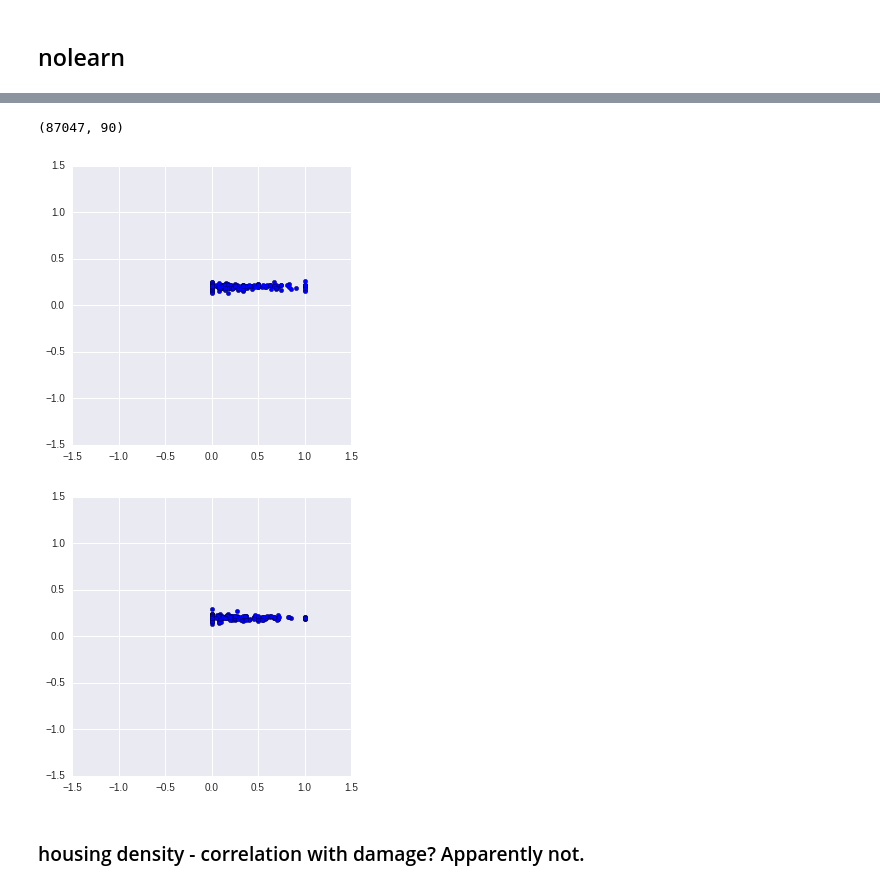
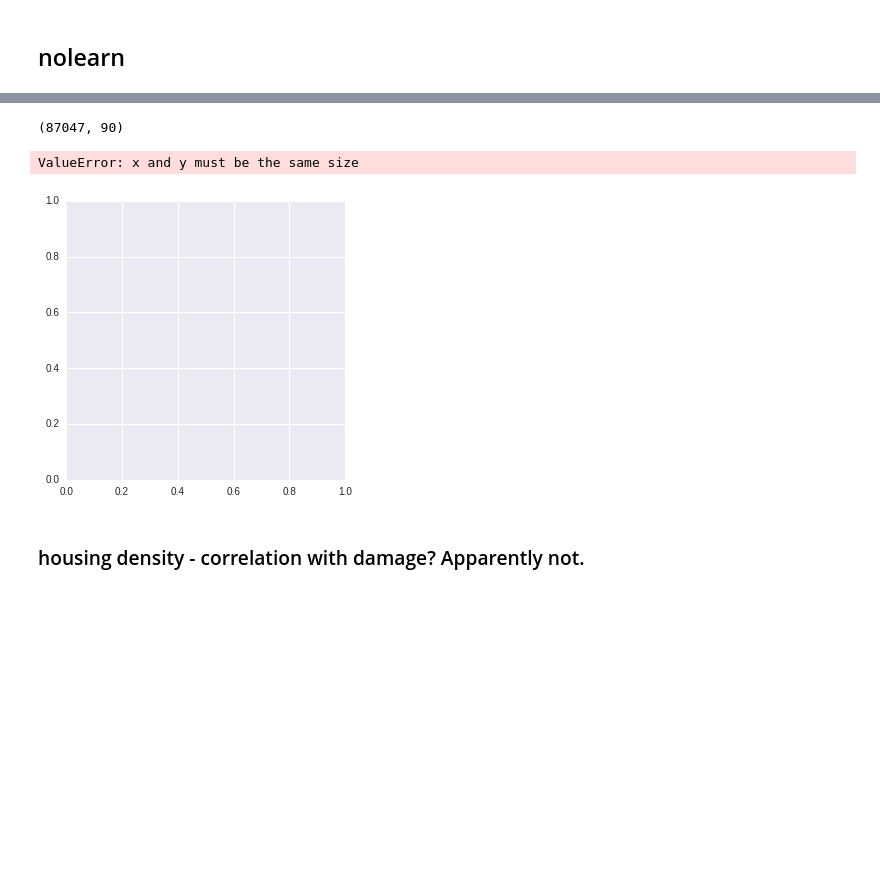
Before and after one commit to IJDykeman/storm_damage_prediction, a Jupyter notebook: tsne_and_dataviz.ipynb, the cells around one changed output, grey strips where cells are left out. Drawn from its saved outputs; the diff is of its cells as text; code cells hidden in the pictures; blank space fills up the shorter version.

Commit message:
add basic terrain data processing

```diff
--- a/tsne_and_dataviz.ipynb
+++ b/tsne_and_dataviz.ipynb
@@ -629,37 +484,42 @@ def nn_example(data):
                 ('output', layers.DenseLayer),
                 ],
         # layer parameters:
-        input_shape=(None, 90),
-        hidden_num_units=70,  # number of units in 'hidden' layer
+        input_shape=(None, 65),
+        hidden_num_units=4,  # number of units in 'hidden' layer
+         hidden_nonlinearity = lasagne.nonlinearities.rectify,
         #hidden2_num_units=30,  # number of units in 'hidden' layer
 
         output_nonlinearity=lasagne.nonlinearities.sigmoid,
-        output_num_units=1,  # 10 target values for the digits 0, 1, 2, ..., 9
+        output_num_units=65,
 
         # optimization method:
         update=nesterov_momentum,
-        update_learning_rate=0.1,
+        update_learning_rate=.01,
         update_momentum=0.9,
 
-        max_epochs=500,
+        max_epochs=50,
         verbose=1,
          regression=True,
+        objective_loss_function = lasagne.objectives.squared_error
         )
 
     # Train the network
     print("training...")
-    net1.fit(data['X_test'], data['y_test'])
+    net1.fit(data['X_train'], data['X_train'])
 
     # Try the network on new data
-    print("Feature vector (100-110): %s" % data['X_test'][0][100:110])
+    print("Feature vector (100-110): %s" % data['X_test'][0])
     print("Label: %s" % str(data['y_test'][0]))
     print("Predicted: %s" % str(net1.predict([data['X_test'][0]])))
 
 
 # print("Got %i testing datasets." % len(data['X_train']))
-data = {'X_test': (X_test.reshape(len(X_test), 90)).astype(np.float32),
+data = {'X_test': (X_test.reshape(len(X_test), 65)).astype(np.float32),
             'y_test': (y_test).astype(np.float32),
-            'X_train': (np.float32(X_train.reshape(len(X_train), 90))).astype(np.float32),
+            'X_train': (np.float32(X_train.reshape(len(X_train), 65))).astype(np.float32),
             'y_train': (y_train).astype(np.float32)}
+
+
+print(data['X_test'])
 nn_example(data)
 # %% [output]
@@ -682,0 +547,9 @@ Predicted: [[ 0.20616169]]
+# %%
+print(data['X_test'][0])
+print("Predicted: %s" % str(net1.predict([data['X_test'][1000]])))
+for i in [1,500, 50000, 700]:
+    input = data['X_test'][i]
+    out = net1.predict([data['X_test'][i]])
+
+    plt.scatter(input,out)
+    plt.show()
@@ -683,23 +660,30 @@ Predicted: [[ 0.20616169]]
 # %%
 print(data['X_test'].shape)
 
 for i in range(300):
-    plt.scatter(data['y_train'][i], net1.predict([data['X_train'][i]]))
+    plt.scatter(data['X_train'][i][0], net1.predict([data['X_train'][i]])[0])
 plt.xlim(-1.5,  1.5)
 plt.ylim(-1.5,  1.5)
 plt.show()
 
 
 
 for i in range(300):
-    plt.scatter(data['y_test'][i], net1.predict([data['X_test'][i]]))
+    plt.scatter(data['X_train'][i][0], net1.predict([data['X_test'][i]])[0])
 plt.xlim(-1.5,  1.5)
 plt.ylim(-1.5,  1.5)
 plt.show()
+
+
+for i in range(300):
+    plt.scatter(data['X_train'][i][0], data['X_train'][i][2])
+plt.xlim(-1.5,  1.5)
+plt.ylim(-1.5,  1.5)
+plt.show()
 # %% [output]
 (87047, 90)
+ValueError: x and y must be the same size
-[figure, old version]
+[figure, new version]
-[figure, removed]
 # %% [markdown]
 ### housing density - correlation with damage?  Apparently not.
 # %%
```
Also changed, not shown: parts of 15 cells of this notebook, 8 other files.
